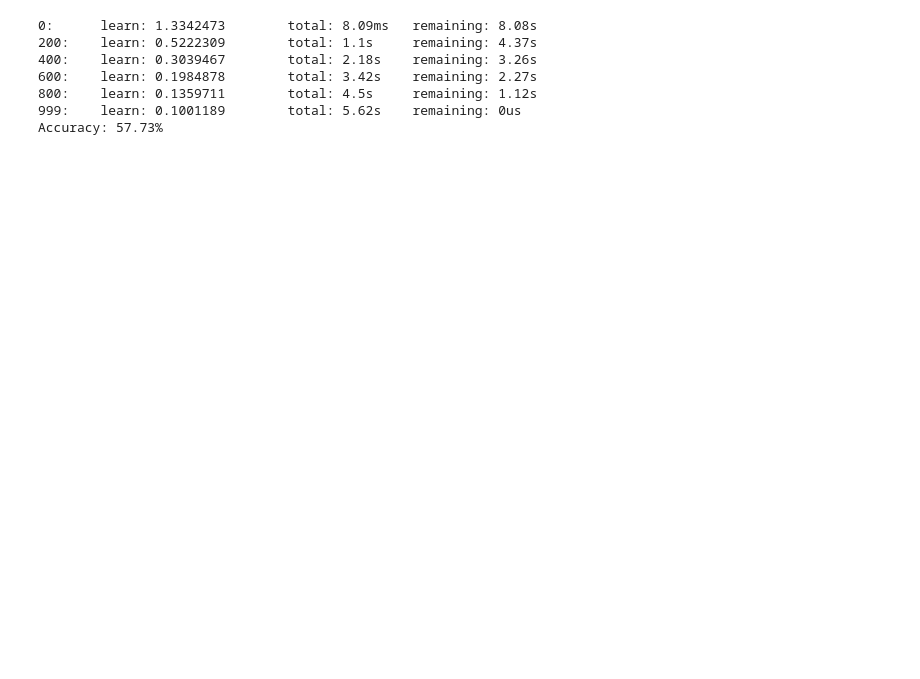
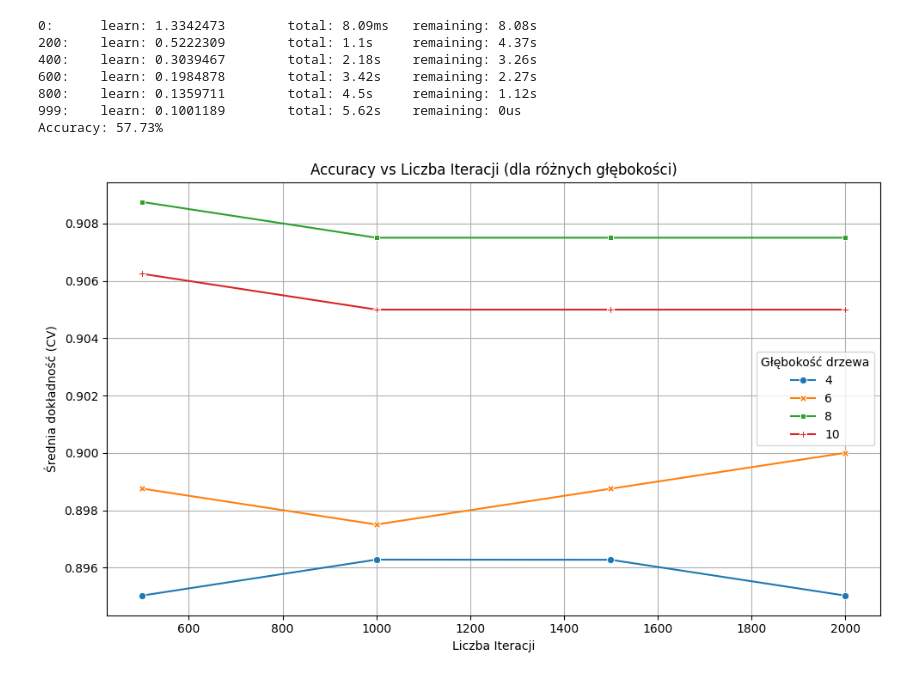
Before and after one commit to Oskar7L/Konferencja, a Jupyter notebook: model2.ipynb, the cells around one changed output. Cells and saved outputs as stored; diff of their text form; code cells hidden in the pictures; blank space fills up the shorter version.

Commit message:
model2 final

```diff
--- a/model2.ipynb
+++ b/model2.ipynb
@@ -138,3 +136,48 @@ print(f"Accuracy: {accuracy * 100:.2f}%")
 800:    learn: 0.1359711        total: 4.5s     remaining: 1.12s
 999:    learn: 0.1001189        total: 5.62s    remaining: 0us
 Accuracy: 57.73%
+# %%
+import pandas as pd
+import matplotlib.pyplot as plt
+import seaborn as sns
+from catboost import CatBoostClassifier
+from sklearn.model_selection import GridSearchCV, train_test_split
+from sklearn.metrics import accuracy_score
+from sklearn.datasets import make_classification
+
+# Generowanie przykładowych danych (zamiast prawdziwych danych)
+X, y = make_classification(n_samples=1000, n_features=20, random_state=42)
+X_train, X_test, y_train, y_test = train_test_split(X, y, test_size=0.2, random_state=42)
+
+# Siatka parametrów
+param_grid = {
+    'iterations': [500, 1000, 1500, 2000],
+    'depth': [4, 6, 8, 10],
+    'learning_rate': [0.1]
+}
+
+# Inicjalizacja modelu
+model = CatBoostClassifier(verbose=0, random_state=42)
+
+# GridSearchCV
+grid = GridSearchCV(estimator=model, param_grid=param_grid, cv=3, scoring='accuracy', n_jobs=-1, return_train_score=True)
+grid.fit(X_train, y_train)
+
+# Wyniki do DataFrame
+results_df = pd.DataFrame(grid.cv_results_)
+
+# Wybór i przekształcenie danych do wizualizacji
+pivot_table = results_df.pivot_table(values='mean_test_score', index='param_iterations', columns='param_depth')
+
+# Wykres: Accuracy vs Iterations dla różnych głębokości
+plt.figure(figsize=(10, 6))
+sns.lineplot(data=pivot_table, markers=True, dashes=False)
+plt.title("Accuracy vs Liczba Iteracji (dla różnych głębokości)")
+plt.xlabel("Liczba Iteracji")
+plt.ylabel("Średnia dokładność (CV)")
+plt.legend(title="Głębokość drzewa")
+plt.grid(True)
+plt.tight_layout()
+plt.show()
+# %% [output]
+[figure, added]
```
Also changed, not shown: parts of 2 cells of this notebook, 8 other files.
